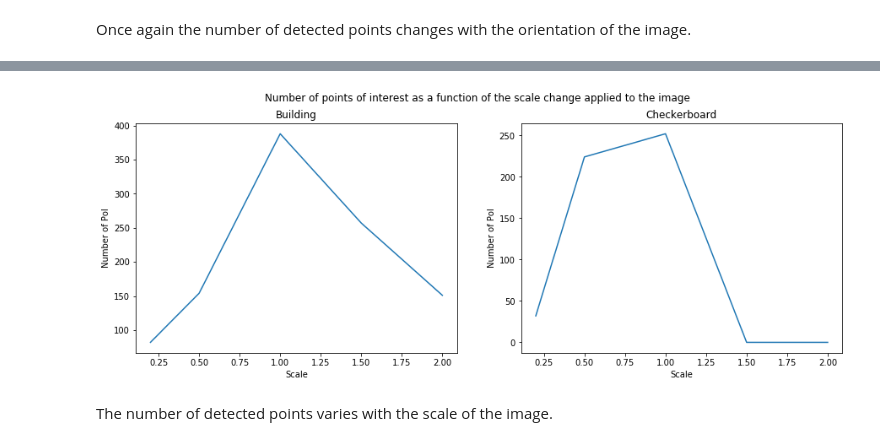
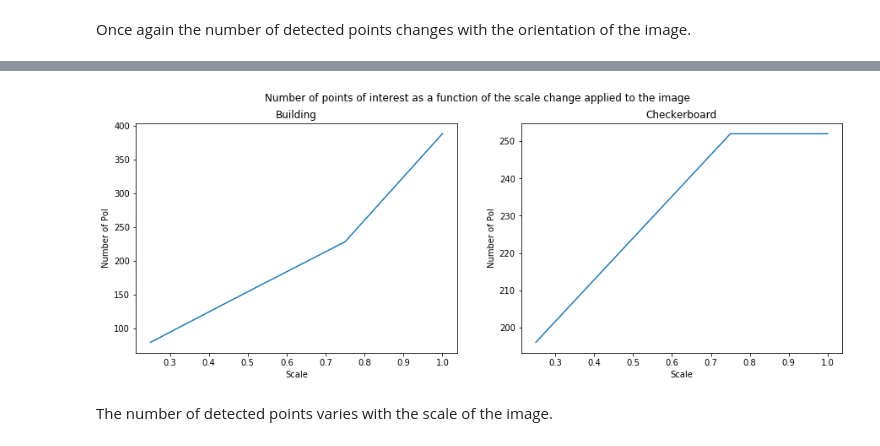
Before and after one commit to Xyouz/3dvision, a Jupyter notebook: Harris/dufraisse.ipynb, the cells around one changed output, grey strips where cells are left out. Cells and saved outputs as stored; diff of their text form; code cells hidden in the pictures.

```diff
--- a/Harris/dufraisse.ipynb
+++ b/Harris/dufraisse.ipynb
@@ -138,17 +219,40 @@ plt.show()
+# %%
+def img2list(img):
+    w = np.where(img)
+    return np.vstack(w).T
+
+def matching(correlA, correlB, r=1.5):
+    if correlA.dtype == float:
+        correlA = correlA > 0.5 * correlA.max()
+    if correlB.dtype == float:
+        correlB = correlB > 0.5 * correlB.max()
+
+    posA = img2list(correlA)
+    posB = img2list(correlB)
+
+    dist = cdist(posA, posB, metric='sqeuclidean')
+
+    mindist = dist.min(axis=1)
+
+    return np.sum(mindist < r*r)
 # %%
 angles = [0,7,15,22,30,37,45]
 results = []
 
 for angle in angles:
     imgrot = rotate(img, angle,resize=True)
-    harris = threshold(corner_harris(imgrot),1e8,fixed=True)
+    corners = corner_harris(imgrot)
+    harris = threshold(corners,1e7,fixed=True)
     results.append(harris.sum())
+
+
 
 sresults = []
 
 for angle in angles:
     imgrot = rotate(squares, angle,resize=True)
-    harris = threshold(corner_harris(imgrot),10,fixed=True)
+    corners = corner_harris(imgrot)
+    harris = threshold(corners,10,fixed=True)
     sresults.append(harris.sum())
 
 fig, (ax1, ax2) = plt.subplots(1, 2, figsize=(15,5))
@@ -331,16 +581,20 @@ results = []
 for angle in angles:
     imgrot = rotate(img, angle,resize=True)
     corners = corner_harris(imgrot)
-    harris = nms(corners)*threshold(corners,1e7,fixed=True)
+    harris = t_nms(corners,1e7,fixed=True)
     results.append(harris.sum())
+
+
 
 sresults = []
 
 for angle in angles:
     imgrot = rotate(squares, angle,resize=True)
     corners = corner_harris(imgrot)
-    harris = nms(corners)*threshold(corners,10,fixed=True)
+    harris = t_nms(corners,10,fixed=True)
     sresults.append(harris.sum())
+
+
 
 fig, (ax1, ax2) = plt.subplots(1, 2, figsize=(15,5))
 fig.suptitle('Number of points of interest as a function of the rotation applied to the image')
@@ -360,33 +656,36 @@ Once again the number of detected points changes with the orientation of the ima
 # %%
-scales = [0.2,0.5,1,1.5,2]
+scales = [0.25,0.5,0.75,1]
 
 results = []
 for scale in scales:
     imgrot = rescale(img, scale)
     corners = corner_harris(imgrot)
-    harris = nms(corners)*threshold(corners,1e7,fixed=True)
+    harris = t_nms(corners,1e7,fixed=True)
     results.append(harris.sum())
+
+
 
 sresults = []
 for scale in scales:
     imgrot = rescale(squares, scale)
     corners = corner_harris(imgrot)
-    harris = nms(corners)*threshold(corners,1e1,fixed=True)
+    harris = t_nms(corners,1e1,fixed=True)
     sresults.append(harris.sum())
+
 
 
 fig, (ax1, ax2) = plt.subplots(1, 2, figsize=(15,5))
 fig.suptitle('Number of points of interest as a function of the scale change applied to the image')
 ax1.plot(scales, results)
 ax1.set_title("Building")
 ax1.set(ylabel = "Number of PoI", xlabel = "Scale")
 
 ax2.plot(scales, sresults)
 ax2.set_title("Checkerboard")
 ax2.set(ylabel = "Number of PoI", xlabel = "Scale")
 
 plt.show()
 # %% [output]
-[figure, old version]
+[figure, new version]
 # %% [markdown]
 The number of detected points varies with the scale of the image.
```
Also changed, not shown: parts of 36 cells of this notebook.
